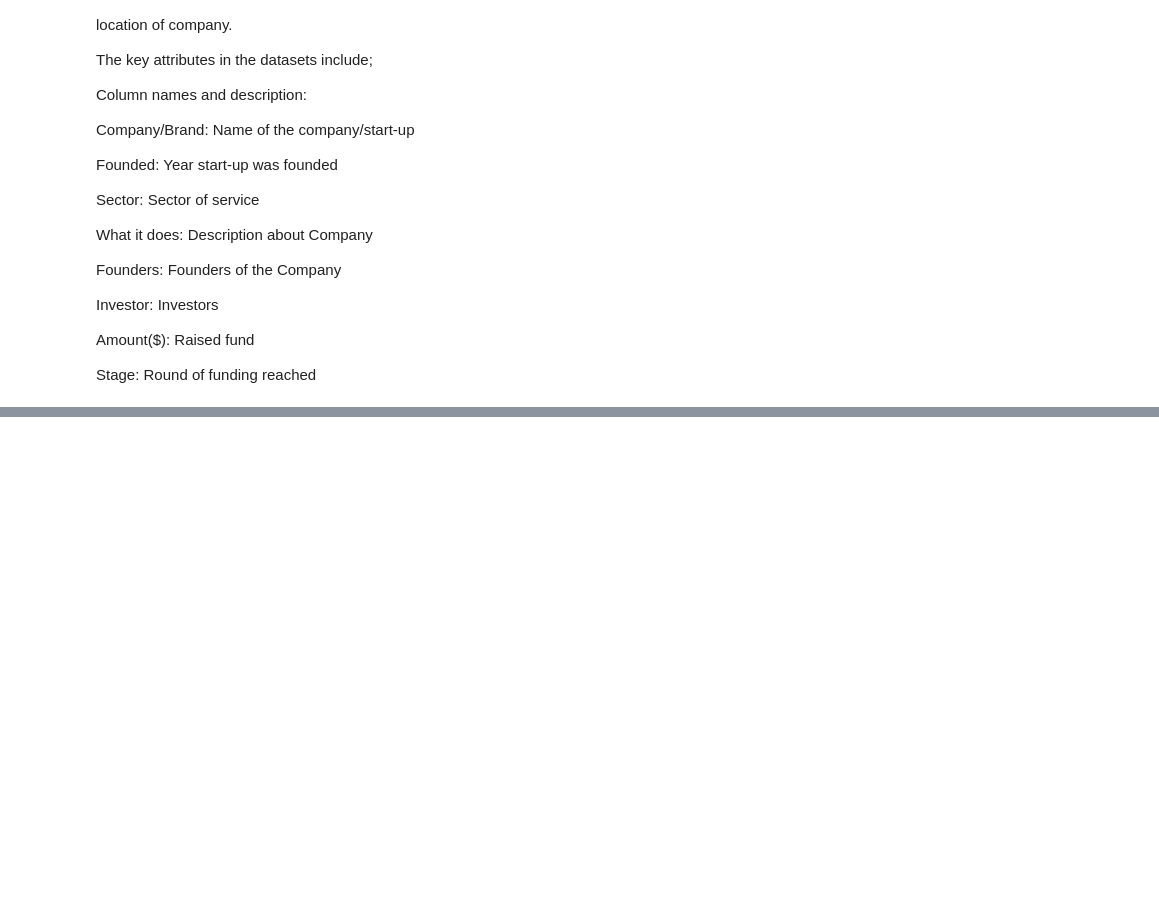
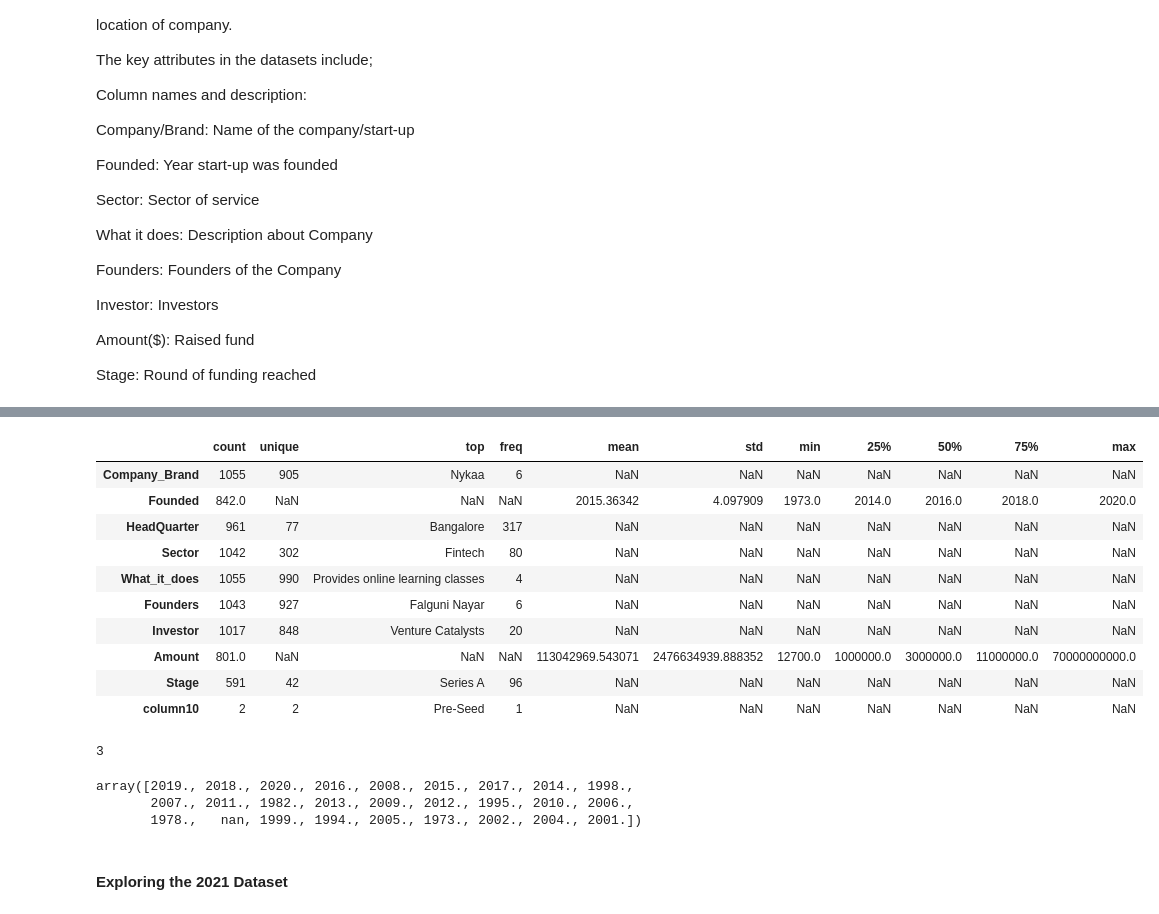
Before and after one commit to SylviaEleme/LP1-The-Indian-Startup-Ecosystem-, a Jupyter notebook: Notebooks/Project.ipynb, the cells around one changed output, grey strips where cells are left out. Saved outputs shown, nothing was run; the diff lists cells and outputs as text; code cells hidden in the pictures; blank space fills up the shorter version.

Commit message:
merge data and clean colunms

```diff
--- a/Notebooks/Project.ipynb
+++ b/Notebooks/Project.ipynb
@@ -281,0 +62,18 @@ memory usage: 7.1+ KB
+# %%
+import pyodbc
+import pandas as pd
+from dotenv import dotenv_values
+import numpy as np
+import matplotlib as mpl
+import matplotlib.pyplot as plt
+import seaborn as sns
+import re
+
+
+pd.set_option("display.max_columns", None)
+
+pd.set_option('display.max_rows', None)
+
+import warnings
+
+warnings.filterwarnings('ignore')
@@ -281,0 +101,7 @@ memory usage: 7.1+ KB
+# %%
+# Loading the datasets
+
+data_2021 = pd.read_sql(query1, connection)
+data_2020 = pd.read_sql(query2, connection)
+data_2019 = pd.read_csv(r"C:\Users\bb\Desktop\Azubi\Career_Acc\LP\LP1-The-Indian-Startup-Ecosystem-\startup_funding2019.csv")
+data_2018 = pd.read_csv(r"C:\Users\bb\Desktop\Azubi\Career_Acc\LP\LP1-The-Indian-Startup-Ecosystem-\startup_funding2018.csv")
@@ -281,0 +277,32 @@ memory usage: 7.1+ KB
+# %%
+# A brief description of the 2020 dataset
+
+data_2020.describe(include="all").transpose()
+# %% [output]
+|  | count | unique | top | freq | mean | std | min | 25% | 50% | 75% | max |
+| Company_Brand | 1055 | 905 | Nykaa | 6 | NaN | NaN | NaN | NaN | NaN | NaN | NaN |
+| Founded | 842.0 | NaN | NaN | NaN | 2015.36342 | 4.097909 | 1973.0 | 2014.0 | 2016.0 | 2018.0 | 2020.0 |
+| HeadQuarter | 961 | 77 | Bangalore | 317 | NaN | NaN | NaN | NaN | NaN | NaN | NaN |
+| Sector | 1042 | 302 | Fintech | 80 | NaN | NaN | NaN | NaN | NaN | NaN | NaN |
+| What_it_does | 1055 | 990 | Provides online learning classes | 4 | NaN | NaN | NaN | NaN | NaN | NaN | NaN |
+| Founders | 1043 | 927 | Falguni Nayar | 6 | NaN | NaN | NaN | NaN | NaN | NaN | NaN |
+| Investor | 1017 | 848 | Venture Catalysts | 20 | NaN | NaN | NaN | NaN | NaN | NaN | NaN |
+| Amount | 801.0 | NaN | NaN | NaN | 113042969.543071 | 2476634939.888352 | 12700.0 | 1000000.0 | 3000000.0 | 11000000.0 | 70000000000.0 |
+| Stage | 591 | 42 | Series A | 96 | NaN | NaN | NaN | NaN | NaN | NaN | NaN |
+| column10 | 2 | 2 | Pre-Seed | 1 | NaN | NaN | NaN | NaN | NaN | NaN | NaN |
+# %%
+# Checking for duplicates
+
+data_2020.duplicated().sum()
+# %% [output]
+3
+# %%
+# Checking the years the companies were founded to see if they qualify to be considered start-ups
+
+data_2020['Founded'].unique()
+# %% [output]
+array([2019., 2018., 2020., 2016., 2008., 2015., 2017., 2014., 1998.,
+       2007., 2011., 1982., 2013., 2009., 2012., 1995., 2010., 2006.,
+       1978.,   nan, 1999., 1994., 2005., 1973., 2002., 2004., 2001.])
+# %% [markdown]
+#### Exploring the 2021 Dataset
```
Also changed, not shown: parts of 75 cells of this notebook.
